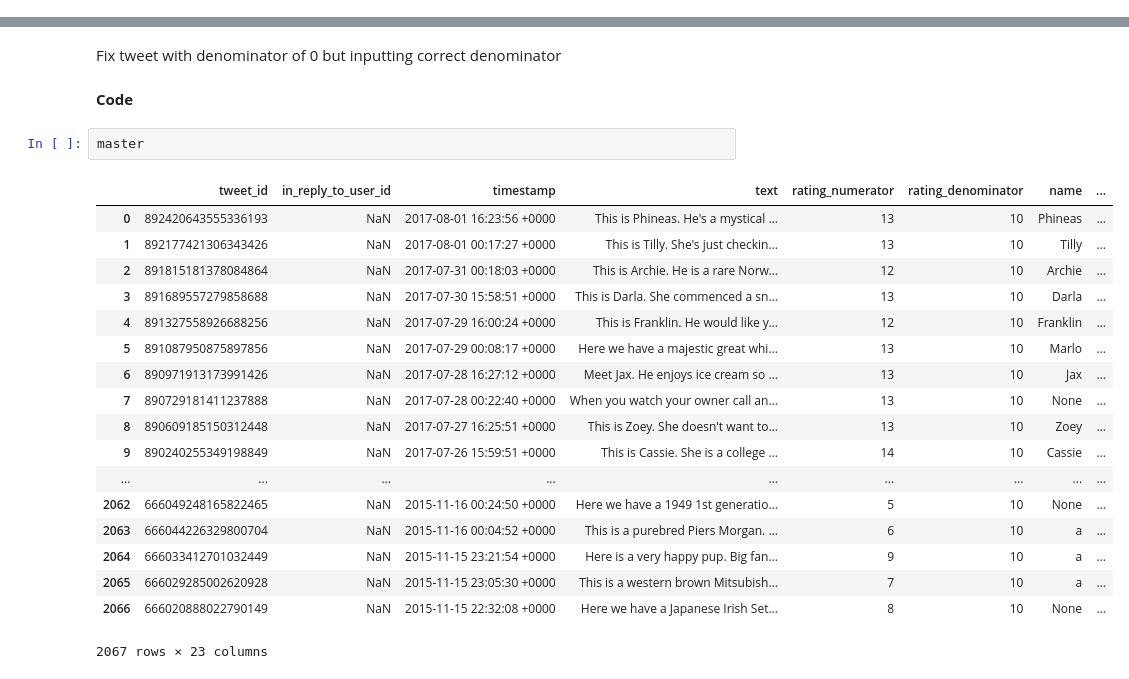
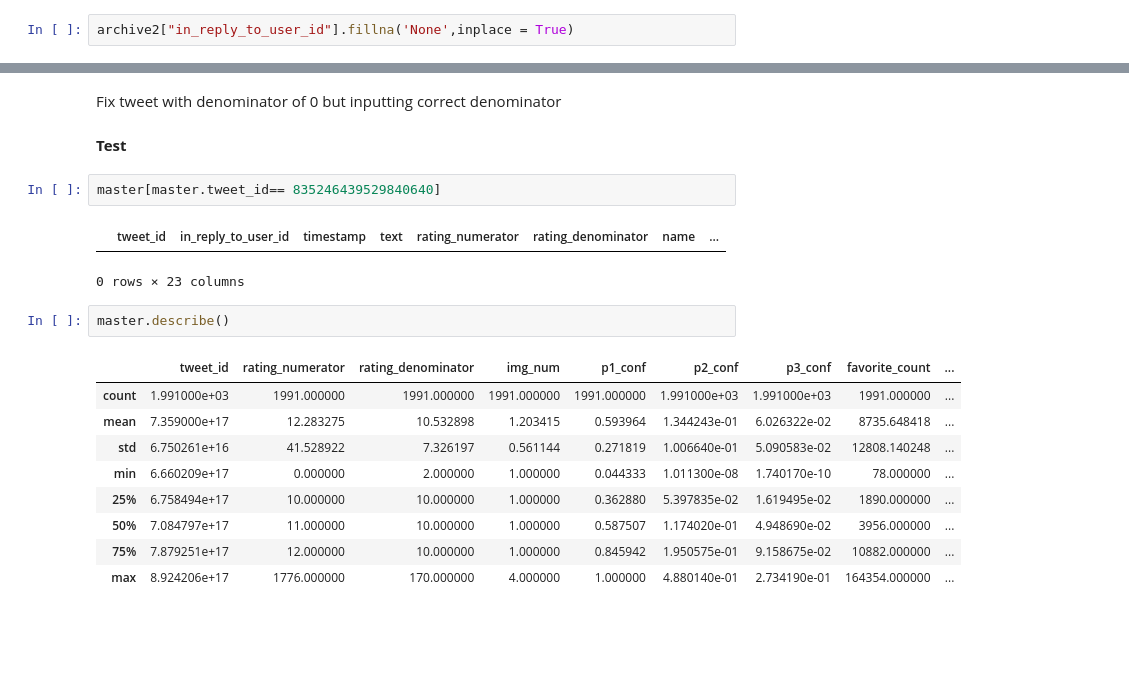
Before and after one commit to joey5405/WeRateDogs-Analysis---Udacity, a Jupyter notebook: wrangle_act.ipynb, the cells around one changed output, grey strips where cells are left out. Cells and saved outputs as stored; diff of their text form; blank space fills up the shorter version.

```diff
--- a/wrangle_act.ipynb
+++ b/wrangle_act.ipynb
@@ -377,0 +384,2 @@ image_predictions2=image_predictions.copy()
+# %%
+archive2["in_reply_to_user_id"].fillna('None',inplace = True)
@@ -562,25 +592,21 @@ master[(master.text.str.extract(pat ='(^RT)').notnull())]
 # %% [markdown]
 Fix tweet with denominator of 0 but inputting correct denominator
 # %% [markdown]
-**Code**
+**Test**
+# %%
+master[master.tweet_id== 835246439529840640]
+# %% [output]
+|  | tweet_id | in_reply_to_user_id | timestamp | text | rating_numerator | rating_denominator | name | ... |
+0 rows × 23 columns
 # %%
-master
+master.describe()
 # %% [output]
-|  | tweet_id | in_reply_to_user_id | timestamp | text | rating_numerator | rating_denominator | name | ... |
-| 0 | 892420643555336193 | NaN | 2017-08-01 16:23:56 +0000 | This is Phineas. He's a mystical ... | 13 | 10 | Phineas | ... |
-| 1 | 892177421306343426 | NaN | 2017-08-01 00:17:27 +0000 | This is Tilly. She's just checkin... | 13 | 10 | Tilly | ... |
-| 2 | 891815181378084864 | NaN | 2017-07-31 00:18:03 +0000 | This is Archie. He is a rare Norw... | 12 | 10 | Archie | ... |
-| 3 | 891689557279858688 | NaN | 2017-07-30 15:58:51 +0000 | This is Darla. She commenced a sn... | 13 | 10 | Darla | ... |
-| 4 | 891327558926688256 | NaN | 2017-07-29 16:00:24 +0000 | This is Franklin. He would like y... | 12 | 10 | Franklin | ... |
-| 5 | 891087950875897856 | NaN | 2017-07-29 00:08:17 +0000 | Here we have a majestic great whi... | 13 | 10 | Marlo | ... |
-| 6 | 890971913173991426 | NaN | 2017-07-28 16:27:12 +0000 | Meet Jax. He enjoys ice cream so ... | 13 | 10 | Jax | ... |
-| 7 | 890729181411237888 | NaN | 2017-07-28 00:22:40 +0000 | When you watch your owner call an... | 13 | 10 | None | ... |
-| 8 | 890609185150312448 | NaN | 2017-07-27 16:25:51 +0000 | This is Zoey. She doesn't want to... | 13 | 10 | Zoey | ... |
-| 9 | 890240255349198849 | NaN | 2017-07-26 15:59:51 +0000 | This is Cassie. She is a college ... | 14 | 10 | Cassie | ... |
-| ... | ... | ... | ... | ... | ... | ... | ... | ... |
-| 2062 | 666049248165822465 | NaN | 2015-11-16 00:24:50 +0000 | Here we have a 1949 1st generatio... | 5 | 10 | None | ... |
-| 2063 | 666044226329800704 | NaN | 2015-11-16 00:04:52 +0000 | This is a purebred Piers Morgan. ... | 6 | 10 | a | ... |
-| 2064 | 666033412701032449 | NaN | 2015-11-15 23:21:54 +0000 | Here is a very happy pup. Big fan... | 9 | 10 | a | ... |
-| 2065 | 666029285002620928 | NaN | 2015-11-15 23:05:30 +0000 | This is a western brown Mitsubish... | 7 | 10 | a | ... |
-| 2066 | 666020888022790149 | NaN | 2015-11-15 22:32:08 +0000 | Here we have a Japanese Irish Set... | 8 | 10 | None | ... |
+|  | tweet_id | rating_numerator | rating_denominator | img_num | p1_conf | p2_conf | p3_conf | favorite_count | ... |
+| count | 1.991000e+03 | 1991.000000 | 1991.000000 | 1991.000000 | 1991.000000 | 1.991000e+03 | 1.991000e+03 | 1991.000000 | ... |
+| mean | 7.359000e+17 | 12.283275 | 10.532898 | 1.203415 | 0.593964 | 1.344243e-01 | 6.026322e-02 | 8735.648418 | ... |
+| std | 6.750261e+16 | 41.528922 | 7.326197 | 0.561144 | 0.271819 | 1.006640e-01 | 5.090583e-02 | 12808.140248 | ... |
+| min | 6.660209e+17 | 0.000000 | 2.000000 | 1.000000 | 0.044333 | 1.011300e-08 | 1.740170e-10 | 78.000000 | ... |
+| 25% | 6.758494e+17 | 10.000000 | 10.000000 | 1.000000 | 0.362880 | 5.397835e-02 | 1.619495e-02 | 1890.000000 | ... |
+| 50% | 7.084797e+17 | 11.000000 | 10.000000 | 1.000000 | 0.587507 | 1.174020e-01 | 4.948690e-02 | 3956.000000 | ... |
+| 75% | 7.879251e+17 | 12.000000 | 10.000000 | 1.000000 | 0.845942 | 1.950575e-01 | 9.158675e-02 | 10882.000000 | ... |
+| max | 8.924206e+17 | 1776.000000 | 170.000000 | 4.000000 | 1.000000 | 4.880140e-01 | 2.734190e-01 | 164354.000000 | ... |
-2067 rows × 23 columns
```
Also changed, not shown: parts of 13 cells of this notebook.
